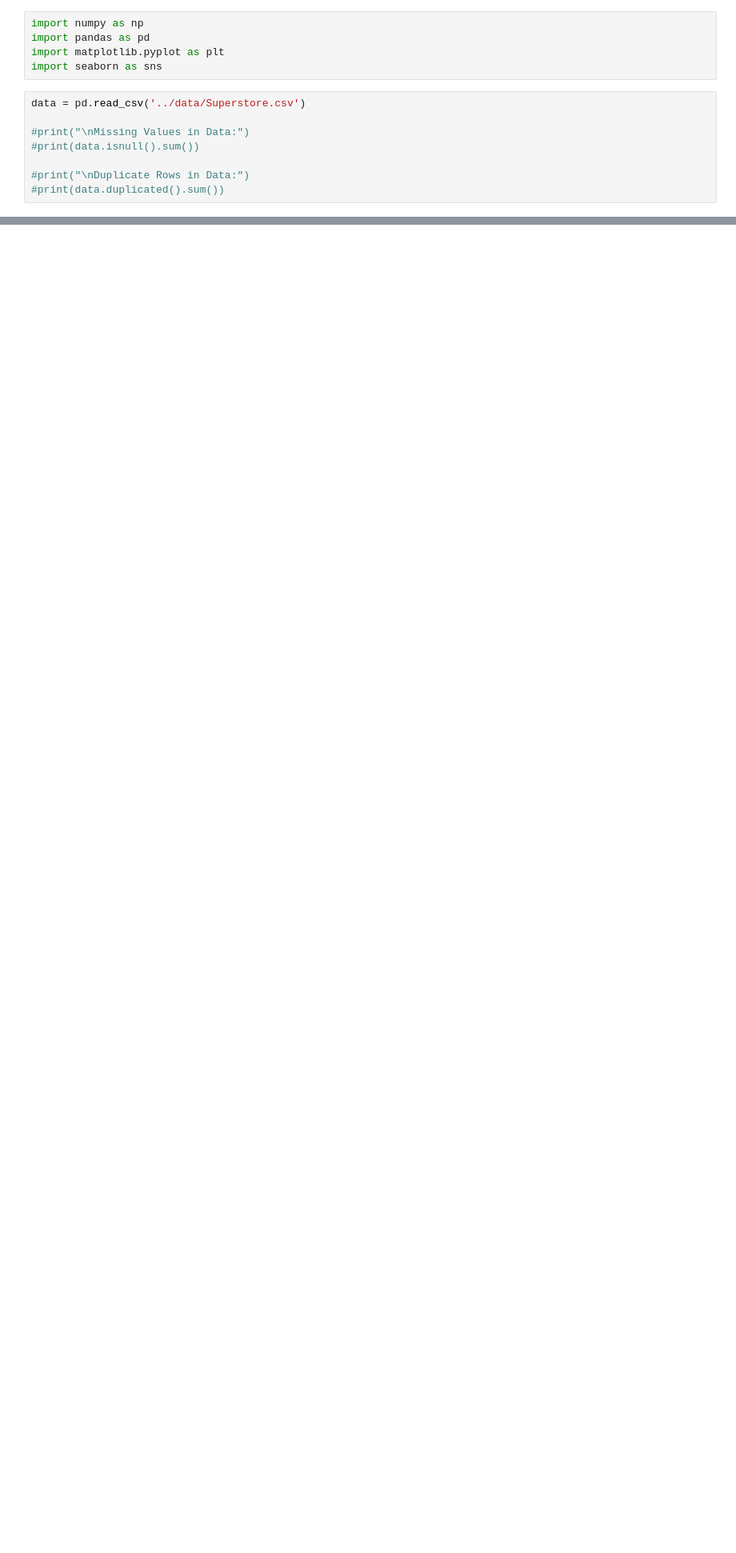
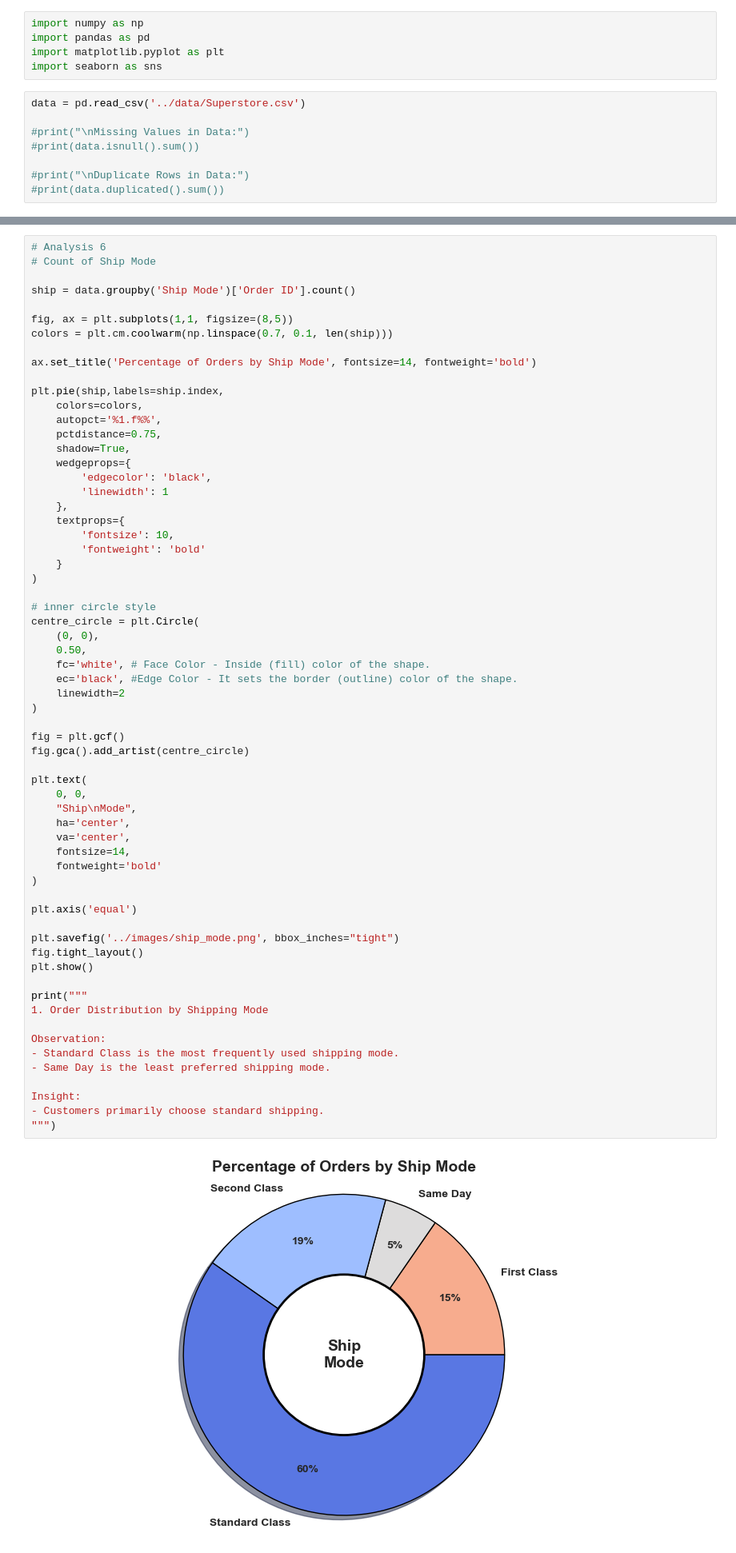
Before and after one commit to rBrijesh5/Superstore-Sales-Analytics, a Jupyter notebook: notebooks/analysis.ipynb, the cells around one changed output, grey strips where cells are left out. Shown at 80% size. Saved outputs shown, nothing was run; the diff lists cells and outputs as text; blank space fills up the shorter version.

```diff
--- a/notebooks/analysis.ipynb
+++ b/notebooks/analysis.ipynb
@@ -184,0 +530,65 @@ Insight:
+# %%
+# Analysis 6
+# Count of Ship Mode
+
+ship = data.groupby('Ship Mode')['Order ID'].count()
+
+fig, ax = plt.subplots(1,1, figsize=(8,5))
+colors = plt.cm.coolwarm(np.linspace(0.7, 0.1, len(ship)))
+
+ax.set_title('Percentage of Orders by Ship Mode', fontsize=14, fontweight='bold')
+
+plt.pie(ship,labels=ship.index,
+    colors=colors,
+    autopct='%1.f%%',
+    pctdistance=0.75,
+    shadow=True,
+    wedgeprops={
+        'edgecolor': 'black',
+        'linewidth': 1
+    },
+    textprops={
+        'fontsize': 10,
+        'fontweight': 'bold'
+    }
+)
+
+# inner circle style
+centre_circle = plt.Circle(
+    (0, 0),
+    0.50,
+    fc='white', # Face Color - Inside (fill) color of the shape.
+    ec='black', #Edge Color - It sets the border (outline) color of the shape.
+    linewidth=2
+)
+
+fig = plt.gcf()
+fig.gca().add_artist(centre_circle)
+
+plt.text(
+    0, 0,
+    "Ship\nMode",
+    ha='center',
+    va='center',
+    fontsize=14,
+    fontweight='bold'
+)
+
+plt.axis('equal')
+
+plt.savefig('../images/ship_mode.png', bbox_inches="tight")
+fig.tight_layout()
+plt.show()
+
+print("""
+1. Order Distribution by Shipping Mode
+
+Observation:
+- Standard Class is the most frequently used shipping mode.
+- Same Day is the least preferred shipping mode.
+
+Insight:
+- Customers primarily choose standard shipping.
+""")
+# %% [output]
+[figure, added]
```
Also changed, not shown: parts of 6 cells of this notebook, 7 other files.
